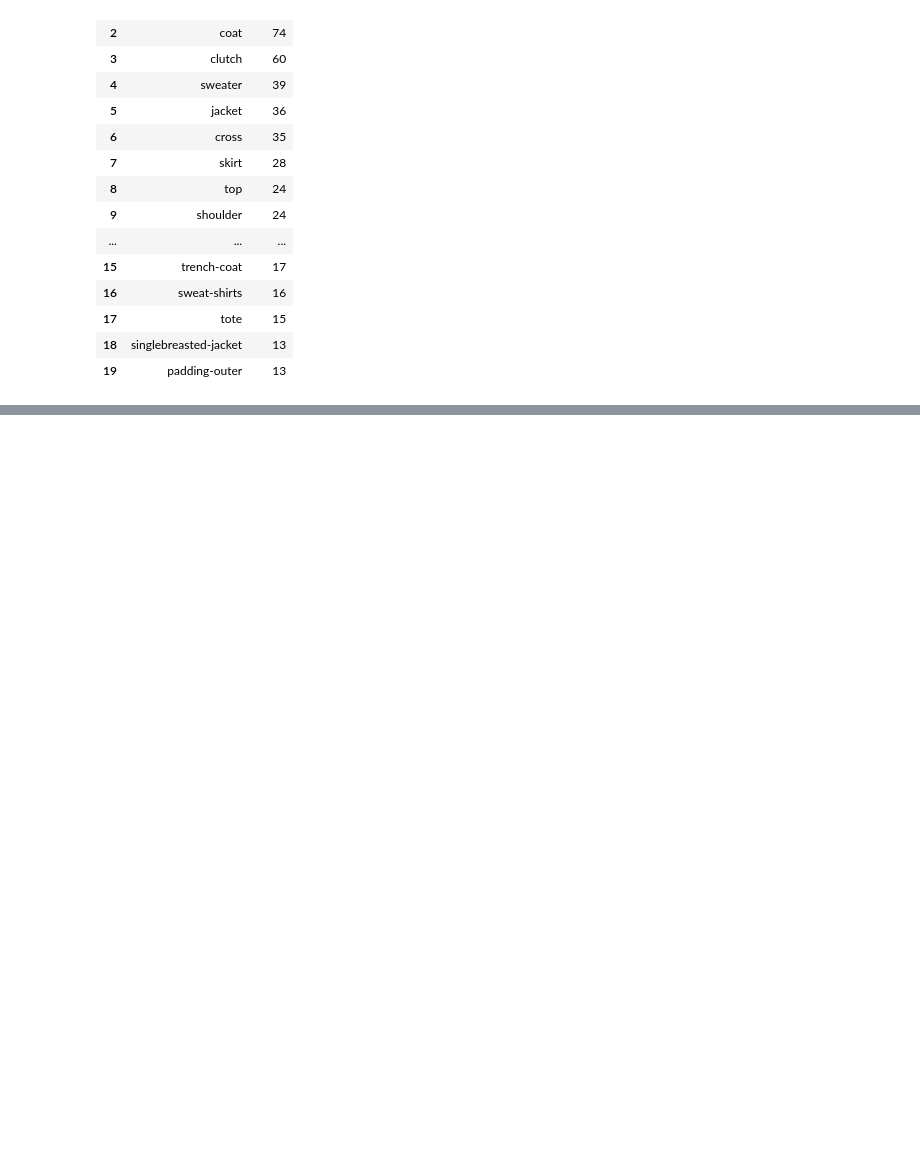
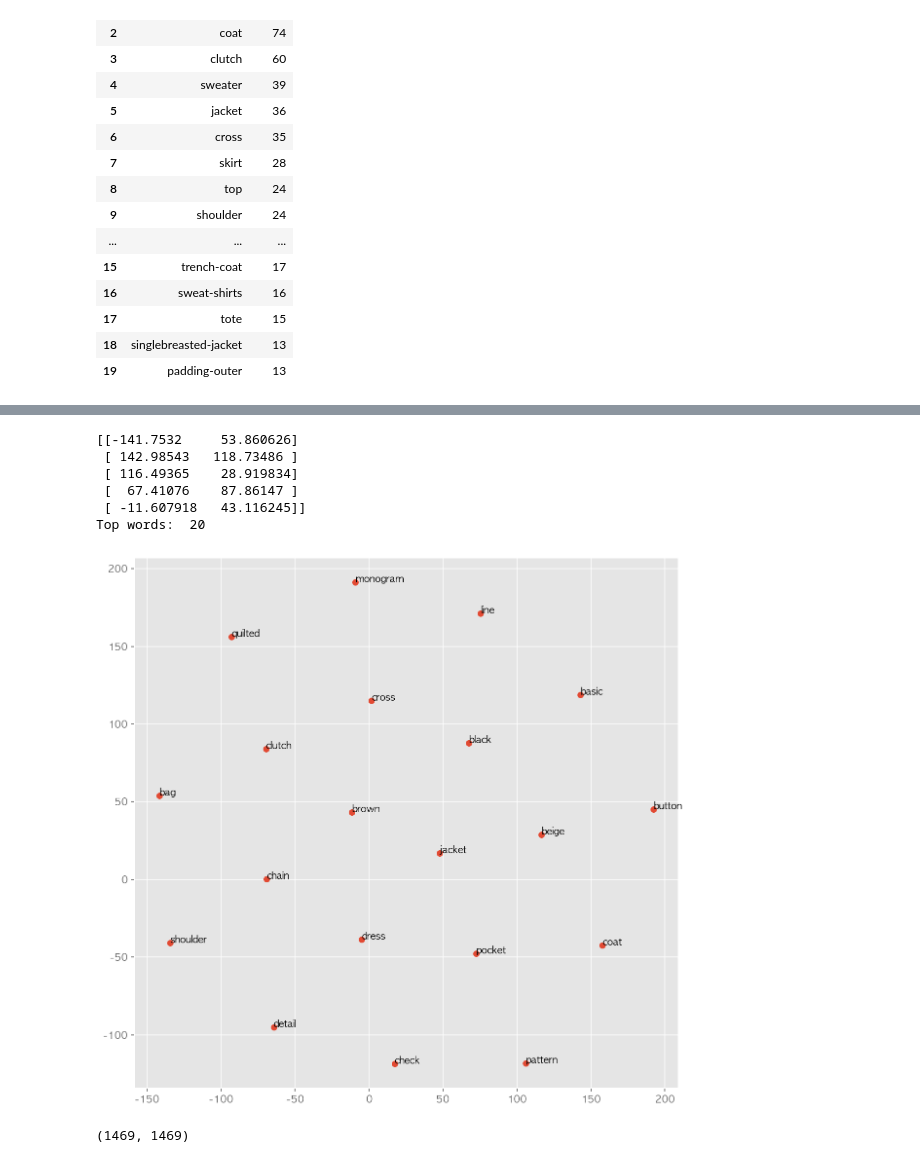
Before and after one commit to ilikeinow12/team2_wanted_onboarding, a Jupyter notebook: Project_no.3/Project3_draft.ipynb, the cells around one changed output, grey strips where cells are left out. Cells and saved outputs as stored; diff of their text form; code cells hidden in the pictures; blank space fills up the shorter version.

```diff
--- a/Project_no.3/Project3_draft.ipynb
+++ b/Project_no.3/Project3_draft.ipynb
@@ -396,0 +494,4 @@ plt.show()
+# %%
+# 제일 많이 나오는 20개의 피쳐 확인
+tfidf_dict = tfidf.get_feature_names()
+print(tfidf_dict)
@@ -396,0 +500,4 @@ plt.show()
+# %%
+data_array = tfidf_matrix.toarray()
+df_data = pd.DataFrame(data_array, columns=tfidf_dict)
+data.shape
@@ -396,0 +506,3 @@ plt.show()
+# %%
+# 2차원 배열로 바꾸어줌
+tsne = TSNE(n_components=2, n_iter=10000, verbose=1)
@@ -396,0 +513,3 @@ plt.show()
+# %%
+# 시각화를 위한 변환
+Z = tsne.fit_transform(data_array.T)
@@ -396,0 +524,24 @@ plt.show()
+# %%
+print(Z[0:5])
+print('Top words: ',len(Z))
+# %% [output]
+[[-141.7532     53.860626]
+ [ 142.98543   118.73486 ]
+ [ 116.49365    28.919834]
+ [  67.41076    87.86147 ]
+ [ -11.607918   43.116245]]
+Top words:  20
+# %%
+plt.figure(figsize=(10, 10))
+plt.scatter(Z[:,0], Z[:,1])
+for i in range(len(tfidf_dict)):
+    plt.annotate(s=tfidf_dict[i].encode("utf8").decode("utf8"), xy=(Z[i,0], Z[i,1]))
+
+plt.draw()
+# %% [output]
+[figure, added]
+# %%
+cosine_matrix = cosine_similarity(tfidf_matrix, tfidf_matrix)
+cosine_matrix.shape
+# %% [output]
+(1469, 1469)
```
Also changed, not shown: parts of 26 cells of this notebook.
